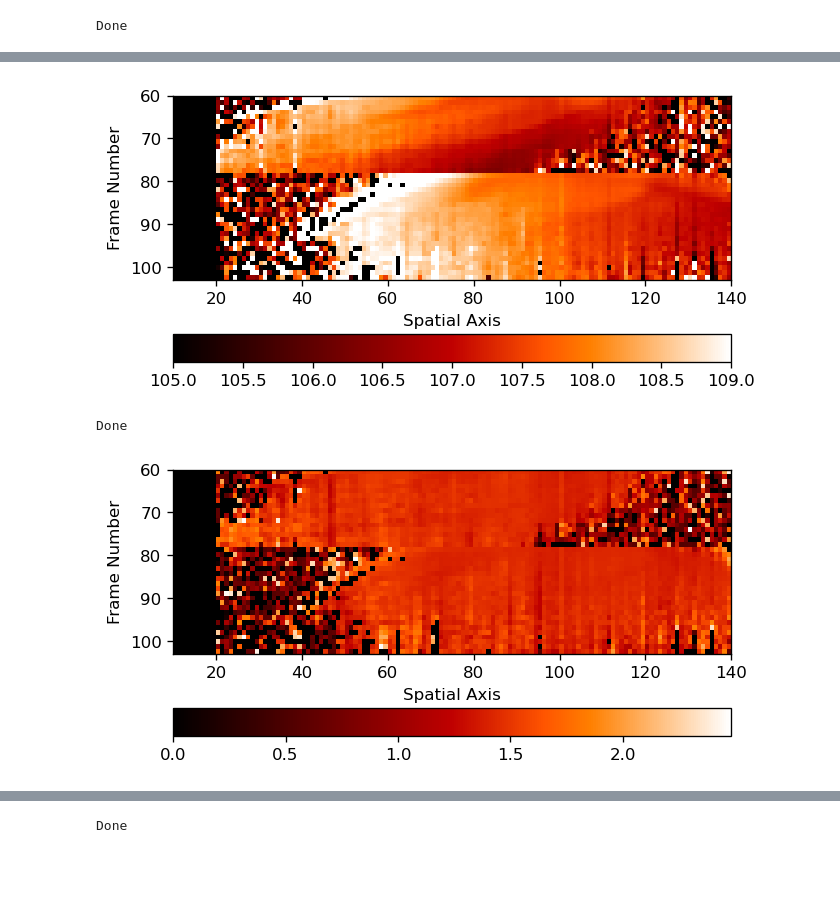
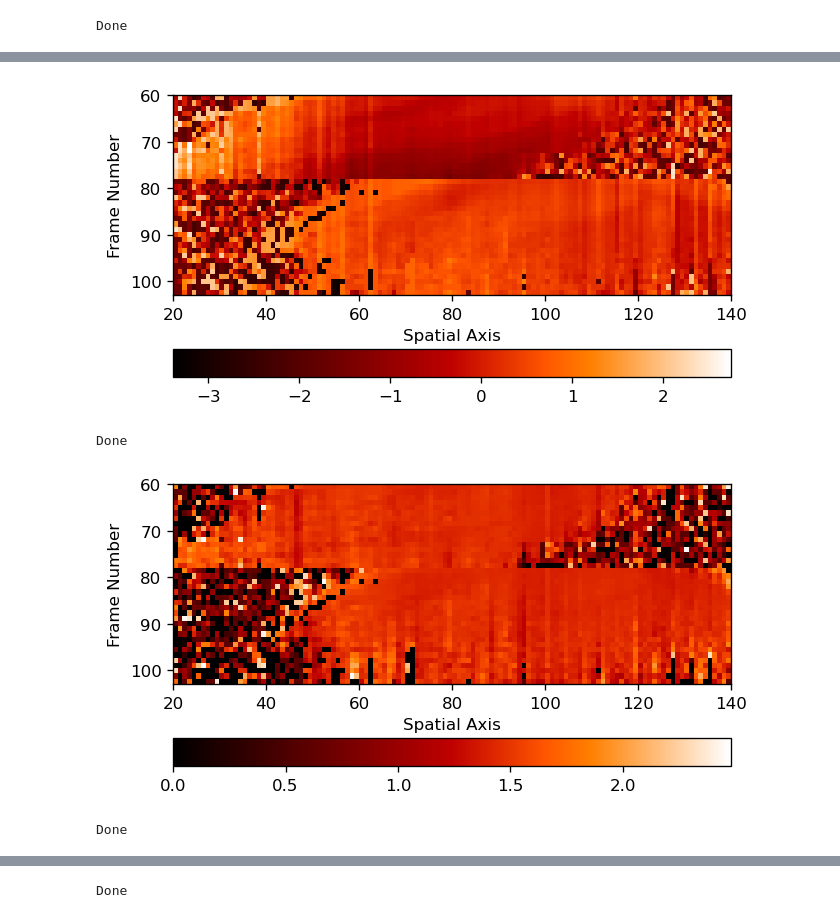
Before and after one commit to ruoyanwangdr/Dynamics-of-Jovian-Infrared-Auroral-Ionosphere-and-Thermosphere, a Jupyter notebook: h3p_map.ipynb, the cells around one changed output, grey strips where cells are left out. Saved outputs shown, nothing was run; the diff lists cells and outputs as text; code cells hidden in the pictures; blank space fills up the shorter version.

Commit message:
Scale a1

```diff
--- a/h3p_map.ipynb
+++ b/h3p_map.ipynb
@@ -121,7 +121,7 @@ def scale_sky_frame(fn_spec):
     sky_final = sky1 * ((t2 - td) / (t2 - t1)) + sky2 * ((td - t1) / (t2 - t1))
     return sky_final
 
-fn_spec = 61 # frame number of target spectra
+fn_spec = 83 # frame number of target spectra
 sky_total = scale_sky_frame(fn_spec)
 
 # remove sky background: (object - sky_frame)/(average_flat_field - average_flat_lamp_off)
@@ -290,16 +296,16 @@ Done
 # %%
 h2a1 = np.vstack((h2_a1_map))
-#h2a1[h2a1>(4*np.std(h2_a1_map))] = np.median(h2_a1_map)
 h2a1[h2a1<105] = 105
 h2a1[h2a1>109] = 109
 
-plt.imshow(h2a1, extent=[lower_h2, upper_h2, end_kband_north, start_kband_north], cmap='gist_heat')
+plt.imshow(h2a1-(np.sum(h2a1, axis=0)/len(h2a1)), extent=[lower_h2, upper_h2, end_kband_north, start_kband_north], cmap='gist_heat')
 plt.xlabel('Spatial Axis')
 plt.ylabel('Frame Number')
+plt.xlim(20,140)
 plt.colorbar(orientation='horizontal', pad=0.15)
 plt.savefig('plots/h2_a1_map', bbox_inches='tight')
 # %% [output]
-[figure, old version]
+[figure, new version]
 # %%
 """
 repeat for h2 a2
@@ -350,9 +356,10 @@ plt.imshow(h2a2, extent=[lower_h2, upper_h2, end_kband_north, start_kband_north]
 plt.xlabel('Spatial Axis')
 plt.ylabel('Frame Number')
 plt.colorbar(orientation='horizontal', pad=0.15)
+plt.xlim(20,140)
 plt.savefig('plots/h2_a2_map', bbox_inches='tight')
 # %% [output]
-[figure, old version]
+[figure, new version]
 # %%
 # create lmfit model with defined gaussian
 h3p_model = Model(gaussian_fit)
@@ -364,3 +371,50 @@ h3p_params.add('a2', value=1)
 h3p_params.add('a3', value=0)
 h3p_params.add('a4', value=0)
 h3p_params.add('a5', value=0)
+# %%
+"""
+repeat for h3p a0
+"""
+
+lower_h3p = 10
+upper_h3p = 140
+
+
+start_kband_north = 60
+end_kband_north = 103
+sky_frame = (51, 59, 60, 72, 78, 79, 91, 103)
+
+h3p_a0_map = []
+
+for i in range(start_kband_north+1, end_kband_north):
+    if i in sky_frame:
+        continue
+    skyfinal = scale_sky_frame(i)
+    sky_subtract = (nirspec7_data_array[i-start_nirspec7] - skyfinal) / (average_flat_field - average_flat_lamp_off)
+    #plt.figure()
+    #plt.title('frame number ' + str(i))
+    #plt.imshow(sky_subtract, cmap='gist_gray')
+
+    h3p_a0 = np.zeros(upper_h3p-lower_h3p)
+    #h3p_a0_error = np.zeros(upper_h3p-lower_h3p)
+
+    for j in range(lower_h3p, upper_h3p):
+        try:
+            h3p_fit_result = h3p_model.fit(sky_subtract[j], h3p_params, x=pixel)
+            h3p_a0[j] = h3p_fit_result.params['a0'].value
+        except:
+            pass
+    h3p_a0[h3p_a0<0] = 0
+    h3p_a0[h3p_a0>0.25] = 0
+
+    #plt.figure()
+    #plt.xlabel('spatial axis', fontsize=12)
+    #plt.ylabel('a0', fontsize=12)
+    #plt.title('frame number ' + str(i))
+    #plt.plot(np.linspace(lower_h3p, upper_h3p, len(h3p_a0)), h3p_a0)
+
+    h3p_a0_map.append(h3p_a0)
+
+print('Done')
+# %% [output]
+Done
```
Also changed, not shown: parts of 14 cells of this notebook.
